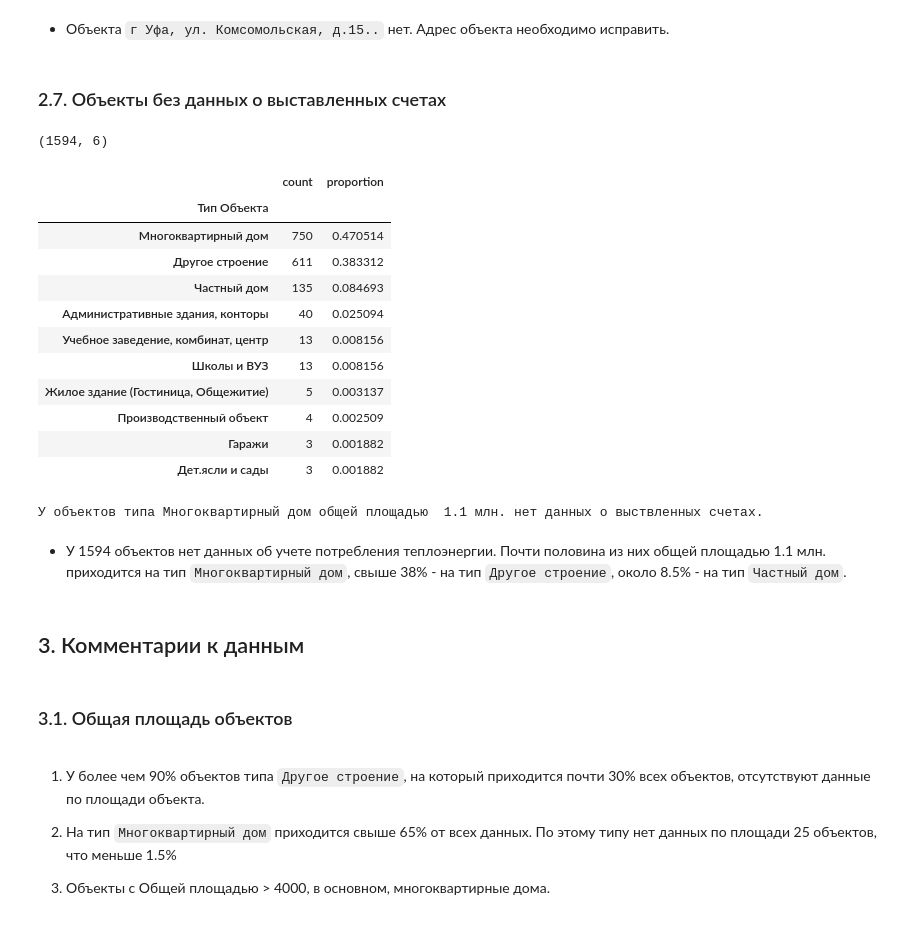
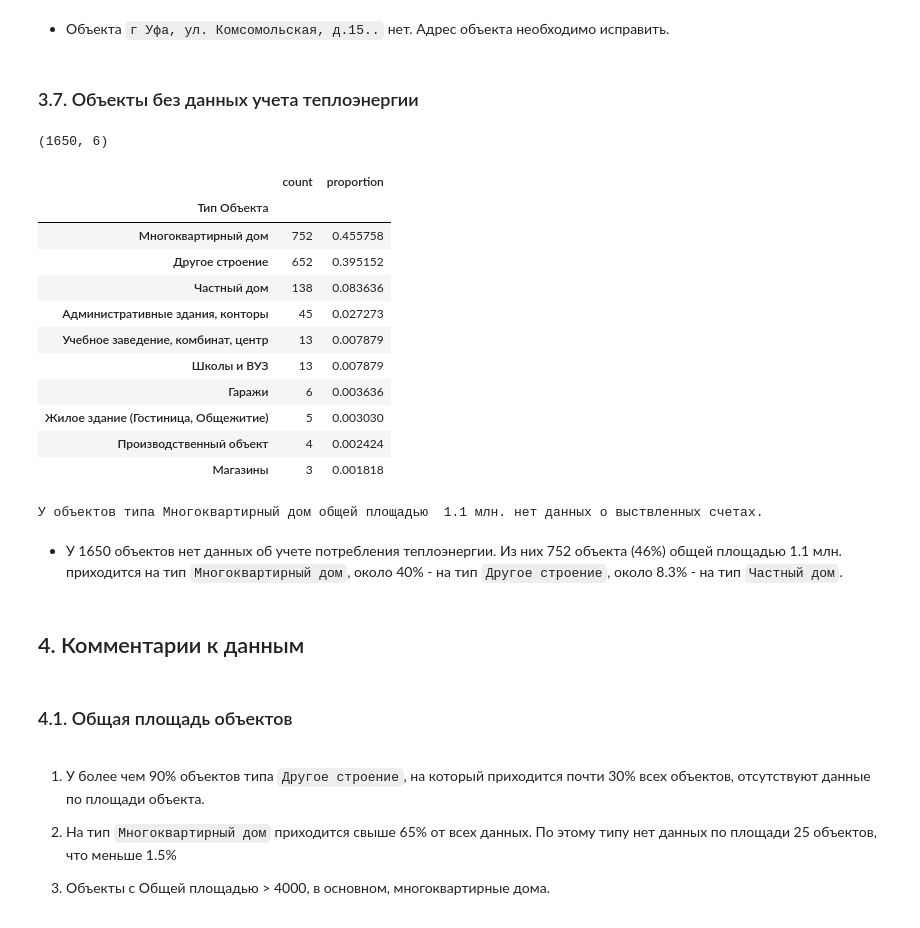
Before and after one commit to YaninaK/anomaly-detection, a Jupyter notebook: notebooks/01_EDA_&_data_preprocessing.ipynb, the cells around one changed output. Cells and saved outputs as stored; diff of their text form; code cells hidden in the pictures.

````diff
--- a/notebooks/01_EDA_&_data_preprocessing.ipynb
+++ b/notebooks/01_EDA_&_data_preprocessing.ipynb
@@ -64,7 +64,7 @@ file_names
  '.gitkeep',
  'Апрель 2023 Уфа.xlsx']
 # %%
-regenerate = False
+regenerate = True
 data, temperature, buildings = load_data(folder_path, regenerate, path=PATH)
 # %%
 print(f"data.shape = {data.shape}\n")
@@ -696,32 +698,43 @@ data[data["Адрес объекта"]=="г Уфа, ул. Комсомольск
 # %% [markdown]
 * Объекта ```г Уфа, ул. Комсомольская, д.15..``` нет. Адрес объекта необходимо исправить.
 # %% [markdown]
-### 2.7. Объекты без данных о выставленных счетах
+### 3.7. Объекты без данных учета теплоэнергии
-# %%
-addr_2 = set(buildings["Адрес объекта 2"]) - set(data["Адрес объекта 2"])
-df = buildings[buildings["Адрес объекта 2"].isin(addr_2)]
-
-df.shape
-# %% [output]
-(1594, 6)
+# %%
+def get_uninvoiced_buildings(data, buildings):
+  """
+  Выявляет объекты без данных учета теплоэнергии в разрезе типов объектов.
+  """
+  data_addr = data.groupby(["Тип объекта", "Адрес объекта 2"])["Текущее потребление, Гкал"].sum().reset_index()
+  df = buildings.merge(
+    data_addr,
+    how="left",
+    left_on=["Тип Объекта", "Адрес объекта 2"],
+    right_on=["Тип объекта", "Адрес объекта 2"]
+  )
+  return df[df["Тип объекта"].isnull()].iloc[:, :-2]
+# %%
+uninvoiced_buildings = get_uninvoiced_buildings(data, buildings)
+uninvoiced_buildings.shape
+# %% [output]
+(1650, 6)
 # %%
 pd.concat(
     [
-        df["Тип Объекта"].value_counts(),
-        df["Тип Объекта"].value_counts(normalize=True)
+        uninvoiced_buildings["Тип Объекта"].value_counts(),
+        uninvoiced_buildings["Тип Объекта"].value_counts(normalize=True)
     ], axis=1
 ).head(10)
 # %% [output]
 |  | count | proportion |
 | Тип Объекта |  |  |
-| Многоквартирный дом | 750 | 0.470514 |
-| Другое строение | 611 | 0.383312 |
-| Частный дом | 135 | 0.084693 |
-| Административные здания, конторы | 40 | 0.025094 |
-| Учебное заведение, комбинат, центр | 13 | 0.008156 |
-| Школы и ВУЗ | 13 | 0.008156 |
-| Жилое здание (Гостиница, Общежитие) | 5 | 0.003137 |
-| Производственный объект | 4 | 0.002509 |
-| Гаражи | 3 | 0.001882 |
-| Дет.ясли и сады | 3 | 0.001882 |
+| Многоквартирный дом | 752 | 0.455758 |
+| Другое строение | 652 | 0.395152 |
+| Частный дом | 138 | 0.083636 |
+| Административные здания, конторы | 45 | 0.027273 |
+| Учебное заведение, комбинат, центр | 13 | 0.007879 |
+| Школы и ВУЗ | 13 | 0.007879 |
+| Гаражи | 6 | 0.003636 |
+| Жилое здание (Гостиница, Общежитие) | 5 | 0.003030 |
+| Производственный объект | 4 | 0.002424 |
+| Магазины | 3 | 0.001818 |
 # %%
@@ -730,11 +743,11 @@ print(f"У объектов типа Многоквартирный дом об
 # %% [output]
 У объектов типа Многоквартирный дом общей площадью  1.1 млн. нет данных о выствленных счетах.
 # %% [markdown]
-* У 1594 объектов нет данных об учете потребления теплоэнергии. Почти половина из них общей площадью 1.1 млн. приходится на тип ```Многоквартирный дом```, свыше 38% - на тип ```Другое строение```, около 8.5% - на тип ```Частный дом```.
+* У 1650 объектов нет данных об учете потребления теплоэнергии. Из них 752 объекта (46%) общей площадью 1.1 млн. приходится на тип ```Многоквартирный дом```, около 40% - на тип ```Другое строение```, около 8.3% - на тип ```Частный дом```.
 # %% [markdown]
-## 3. Комментарии к данным
+## 4. Комментарии к данным
 # %% [markdown]
-### 3.1. Общая площадь объектов
+### 4.1. Общая площадь объектов
 # %% [markdown]
 1. У более чем 90% объектов типа ```Другое строение```, на который приходится почти 30% всех объектов, отсутствуют данные по площади объекта.
 
````
Also changed, not shown: parts of 29 cells of this notebook.
